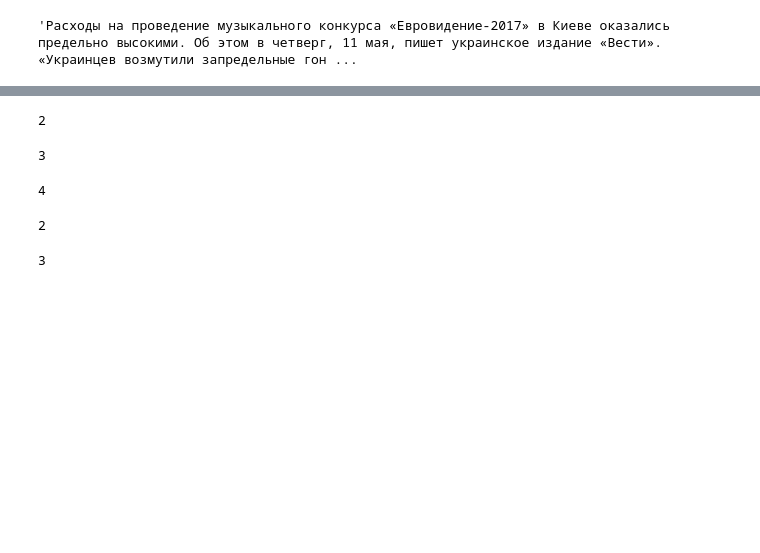
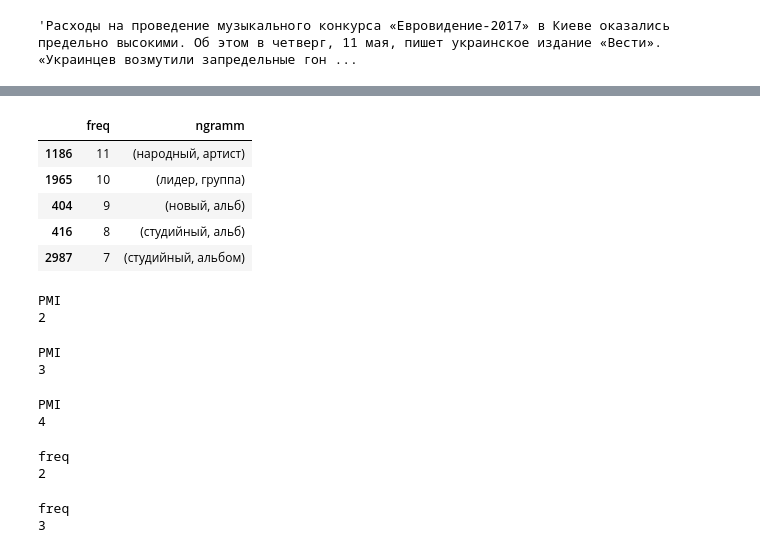
Before and after one commit to bbkjunior/Autotutor, a Jupyter notebook: improved_approach/colloc/colloc_and_unigramm_pipeline.ipynb, the cells around one changed output, grey strips where cells are left out. Drawn from its saved outputs; the diff is of its cells as text; code cells hidden in the pictures; blank space fills up the shorter version.

```diff
--- a/improved_approach/colloc/colloc_and_unigramm_pipeline.ipynb
+++ b/improved_approach/colloc/colloc_and_unigramm_pipeline.ipynb
@@ -79,3 +106,12 @@ trigramPMITable.head(10)
+# %%
+filtered_bi_clean.head()
+# %% [output]
+|  | freq | ngramm |
+| 1186 | 11 | (народный, артист) |
+| 1965 | 10 | (лидер, группа) |
+| 404 | 9 | (новый, альб) |
+| 416 | 8 | (студийный, альб) |
+| 2987 | 7 | (студийный, альбом) |
 # %%
 def get_united_numeric_colloc_base (numeric_calc_collocations_list, collocations_by_freq_dict):#все кроме фильтрованных по частям речи
 
@@ -87,13 +123,17 @@ def get_united_numeric_colloc_base (numeric_calc_collocations_list, collocations
                 ngramm_name = key
             else:
                 freq_name = key
+        print(freq_name)
         n_of_words = str(len(colloc.iloc[0][ngramm_name]))
+        search_range = colloc_len
+        """
         if n_of_words == str(2):
+            search_range = int(colloc_len * 0.4)
+        elif n_of_words == str(3):
             search_range = int(colloc_len * 0.3)
-        elif n_of_words == str(3):
+        elif n_of_words == str(4):
             search_range = int(colloc_len * 0.2)
-        elif n_of_words == str(4):
-            search_range = int(colloc_len * 0.1)
+        """
         print(n_of_words)
         for index in tqdm(range(search_range)):
             collocation_element = colloc.iloc[index][ngramm_name]
@@ -104,6 +144,7 @@ def get_united_numeric_colloc_base (numeric_calc_collocations_list, collocations
             if str_el in collocations_by_freq_dict[n_of_words]:
                 overall_colloc_json[n_of_words][str_el] = collocations_by_freq_dict[n_of_words][str_el]
             else:
+                #print(str_el,"is not in overallcolloc",colloc.iloc[index][freq_name])
                 overall_colloc_json[n_of_words][str_el] = int(colloc.iloc[index][freq_name])
             """
             if str_el in overall_colloc_json[n_of_words]:
@@ -119,8 +160,13 @@ ngramms_list = [bigramPMITable, trigramPMITable, quadragramPMITable,filtered_bi_
 
 log_collocations_vs_freq = get_united_numeric_colloc_base(ngramms_list,freq_colloc_dict)
 # %% [output]
+PMI
 2
+PMI
 3
+PMI
 4
+freq
 2
+freq
 3
```
Also changed, not shown: parts of 11 cells of this notebook, 10 other files.
